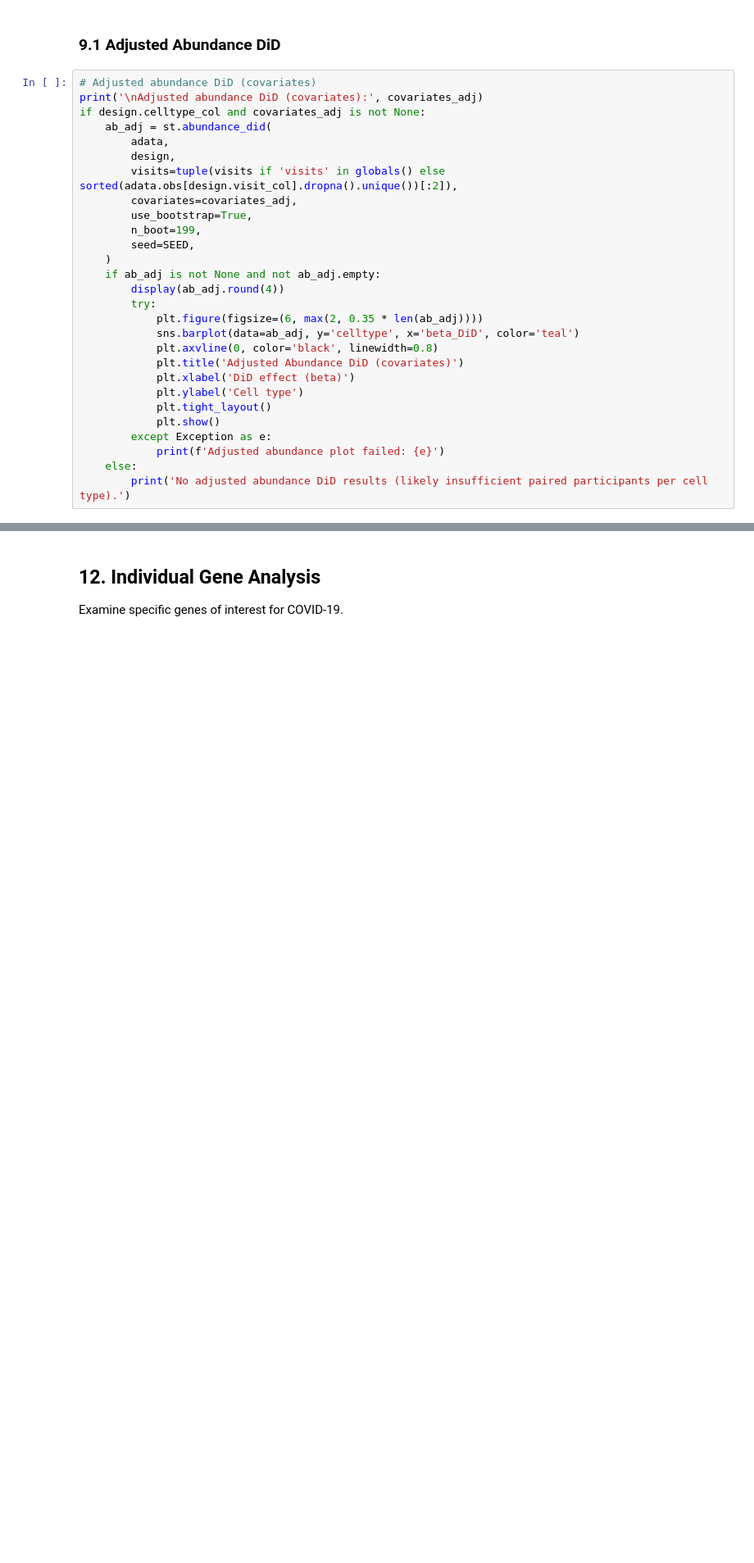
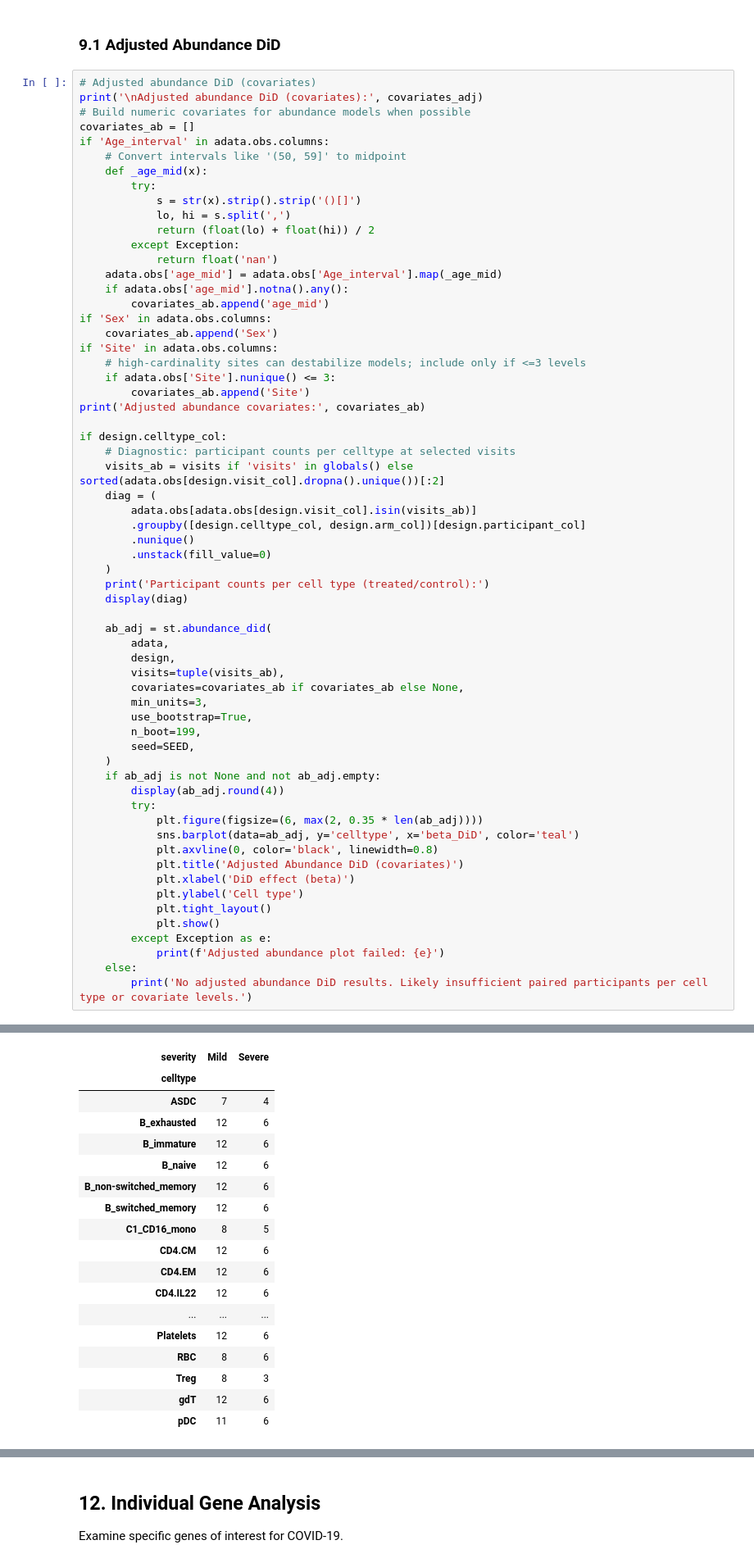
Before and after one commit to TheOmarLab/sctrial, a Jupyter notebook: docs/source/examples/example_covid19_stephenson.ipynb, the cells around one changed output, grey strips where cells are left out. Shown at 82% size. Drawn from its saved outputs; the diff is of its cells as text; blank space fills up the shorter version.

Commit message:
Improve adjusted abundance DiD diagnostics

```diff
--- a/docs/source/examples/example_covid19_stephenson.ipynb
+++ b/docs/source/examples/example_covid19_stephenson.ipynb
@@ -804,12 +804,46 @@ Note: Each data point = one participant's cell type proportion
 # %%
 # Adjusted abundance DiD (covariates)
 print('\nAdjusted abundance DiD (covariates):', covariates_adj)
-if design.celltype_col and covariates_adj is not None:
+# Build numeric covariates for abundance models when possible
+covariates_ab = []
+if 'Age_interval' in adata.obs.columns:
+    # Convert intervals like '(50, 59]' to midpoint
+    def _age_mid(x):
+        try:
+            s = str(x).strip().strip('()[]')
+            lo, hi = s.split(',')
+            return (float(lo) + float(hi)) / 2
+        except Exception:
+            return float('nan')
+    adata.obs['age_mid'] = adata.obs['Age_interval'].map(_age_mid)
+    if adata.obs['age_mid'].notna().any():
+        covariates_ab.append('age_mid')
+if 'Sex' in adata.obs.columns:
+    covariates_ab.append('Sex')
+if 'Site' in adata.obs.columns:
+    # high-cardinality sites can destabilize models; include only if <=3 levels
+    if adata.obs['Site'].nunique() <= 3:
+        covariates_ab.append('Site')
+print('Adjusted abundance covariates:', covariates_ab)
+
+if design.celltype_col:
+    # Diagnostic: participant counts per celltype at selected visits
+    visits_ab = visits if 'visits' in globals() else sorted(adata.obs[design.visit_col].dropna().unique())[:2]
+    diag = (
+        adata.obs[adata.obs[design.visit_col].isin(visits_ab)]
+        .groupby([design.celltype_col, design.arm_col])[design.participant_col]
+        .nunique()
+        .unstack(fill_value=0)
+    )
+    print('Participant counts per cell type (treated/control):')
+    display(diag)
+
     ab_adj = st.abundance_did(
         adata,
         design,
-        visits=tuple(visits if 'visits' in globals() else sorted(adata.obs[design.visit_col].dropna().unique())[:2]),
-        covariates=covariates_adj,
+        visits=tuple(visits_ab),
+        covariates=covariates_ab if covariates_ab else None,
+        min_units=3,
         use_bootstrap=True,
         n_boot=199,
         seed=SEED,
@@ -828,6 +862,6 @@ if design.celltype_col and covariates_adj is not None:
         except Exception as e:
             print(f'Adjusted abundance plot failed: {e}')
     else:
-        print('No adjusted abundance DiD results (likely insufficient paired participants per cell type).')
+        print('No adjusted abundance DiD results. Likely insufficient paired participants per cell type or covariate levels.')
 # %% [output]
 Adjusted abundance DiD (covariates): ['Age_interval', 'Sex', 'Site']
@@ -834,0 +870,18 @@ No adjusted abundance DiD results (likely insufficient paired participants per c
+| severity | Mild | Severe |
+| celltype |  |  |
+| ASDC | 7 | 4 |
+| B_exhausted | 12 | 6 |
+| B_immature | 12 | 6 |
+| B_naive | 12 | 6 |
+| B_non-switched_memory | 12 | 6 |
+| B_switched_memory | 12 | 6 |
+| C1_CD16_mono | 8 | 5 |
+| CD4.CM | 12 | 6 |
+| CD4.EM | 12 | 6 |
+| CD4.IL22 | 12 | 6 |
+| ... | ... | ... |
+| Platelets | 12 | 6 |
+| RBC | 8 | 6 |
+| Treg | 8 | 3 |
+| gdT | 12 | 6 |
+| pDC | 11 | 6 |
```
Also changed, not shown: parts of 1 cell of this notebook, 1 other file.
